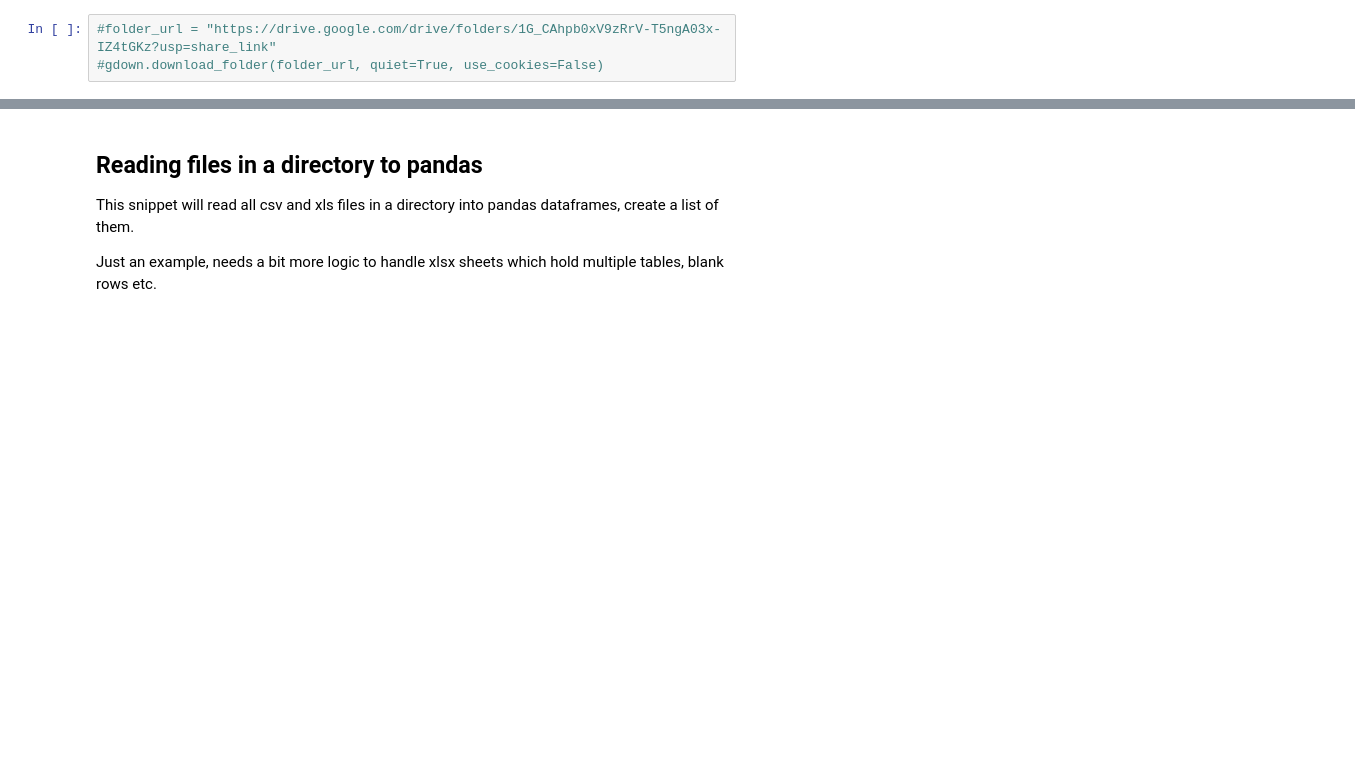
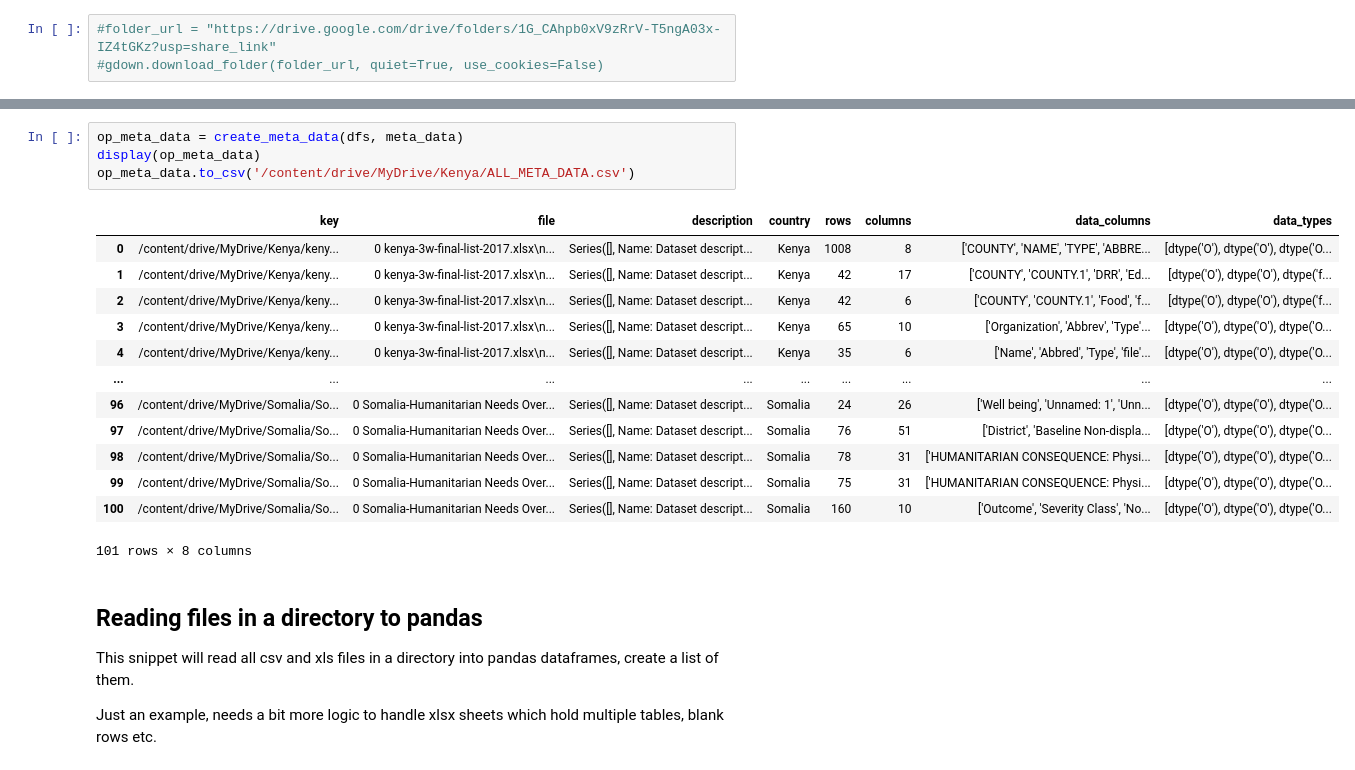
Before and after one commit to datakind/STC_DataDive_Dec22, a Jupyter notebook: notebooks/dividor/data_downloading_file_reading.ipynb, the cells around one changed output, grey strips where cells are left out. Cells and saved outputs as stored; diff of their text form; blank space fills up the shorter version.

```diff
--- a/notebooks/dividor/data_downloading_file_reading.ipynb
+++ b/notebooks/dividor/data_downloading_file_reading.ipynb
@@ -50,3 +128,21 @@ Mounted at /content/drive
+# %%
+op_meta_data = create_meta_data(dfs, meta_data)
+display(op_meta_data)
+op_meta_data.to_csv('/content/drive/MyDrive/Kenya/ALL_META_DATA.csv')
+# %% [output]
+|  | key | file | description | country | rows | columns | data_columns | data_types |
+| 0 | /content/drive/MyDrive/Kenya/keny... | 0 kenya-3w-final-list-2017.xlsx\n... | Series([], Name: Dataset descript... | Kenya | 1008 | 8 | ['COUNTY', 'NAME', 'TYPE', 'ABBRE... | [dtype('O'), dtype('O'), dtype('O... |
+| 1 | /content/drive/MyDrive/Kenya/keny... | 0 kenya-3w-final-list-2017.xlsx\n... | Series([], Name: Dataset descript... | Kenya | 42 | 17 | ['COUNTY', 'COUNTY.1', 'DRR', 'Ed... | [dtype('O'), dtype('O'), dtype('f... |
+| 2 | /content/drive/MyDrive/Kenya/keny... | 0 kenya-3w-final-list-2017.xlsx\n... | Series([], Name: Dataset descript... | Kenya | 42 | 6 | ['COUNTY', 'COUNTY.1', 'Food', 'f... | [dtype('O'), dtype('O'), dtype('f... |
+| 3 | /content/drive/MyDrive/Kenya/keny... | 0 kenya-3w-final-list-2017.xlsx\n... | Series([], Name: Dataset descript... | Kenya | 65 | 10 | ['Organization', 'Abbrev', 'Type'... | [dtype('O'), dtype('O'), dtype('O... |
+| 4 | /content/drive/MyDrive/Kenya/keny... | 0 kenya-3w-final-list-2017.xlsx\n... | Series([], Name: Dataset descript... | Kenya | 35 | 6 | ['Name', 'Abbred', 'Type', 'file'... | [dtype('O'), dtype('O'), dtype('O... |
+| ... | ... | ... | ... | ... | ... | ... | ... | ... |
+| 96 | /content/drive/MyDrive/Somalia/So... | 0 Somalia-Humanitarian Needs Over... | Series([], Name: Dataset descript... | Somalia | 24 | 26 | ['Well being', 'Unnamed: 1', 'Unn... | [dtype('O'), dtype('O'), dtype('O... |
+| 97 | /content/drive/MyDrive/Somalia/So... | 0 Somalia-Humanitarian Needs Over... | Series([], Name: Dataset descript... | Somalia | 76 | 51 | ['District', 'Baseline Non-displa... | [dtype('O'), dtype('O'), dtype('O... |
+| 98 | /content/drive/MyDrive/Somalia/So... | 0 Somalia-Humanitarian Needs Over... | Series([], Name: Dataset descript... | Somalia | 78 | 31 | ['HUMANITARIAN CONSEQUENCE: Physi... | [dtype('O'), dtype('O'), dtype('O... |
+| 99 | /content/drive/MyDrive/Somalia/So... | 0 Somalia-Humanitarian Needs Over... | Series([], Name: Dataset descript... | Somalia | 75 | 31 | ['HUMANITARIAN CONSEQUENCE: Physi... | [dtype('O'), dtype('O'), dtype('O... |
+| 100 | /content/drive/MyDrive/Somalia/So... | 0 Somalia-Humanitarian Needs Over... | Series([], Name: Dataset descript... | Somalia | 160 | 10 | ['Outcome', 'Severity Class', 'No... | [dtype('O'), dtype('O'), dtype('O... |
+101 rows × 8 columns
 # %% [markdown]
 ## Reading files in a directory to pandas
 
```
Also changed, not shown: parts of 7 cells of this notebook.
